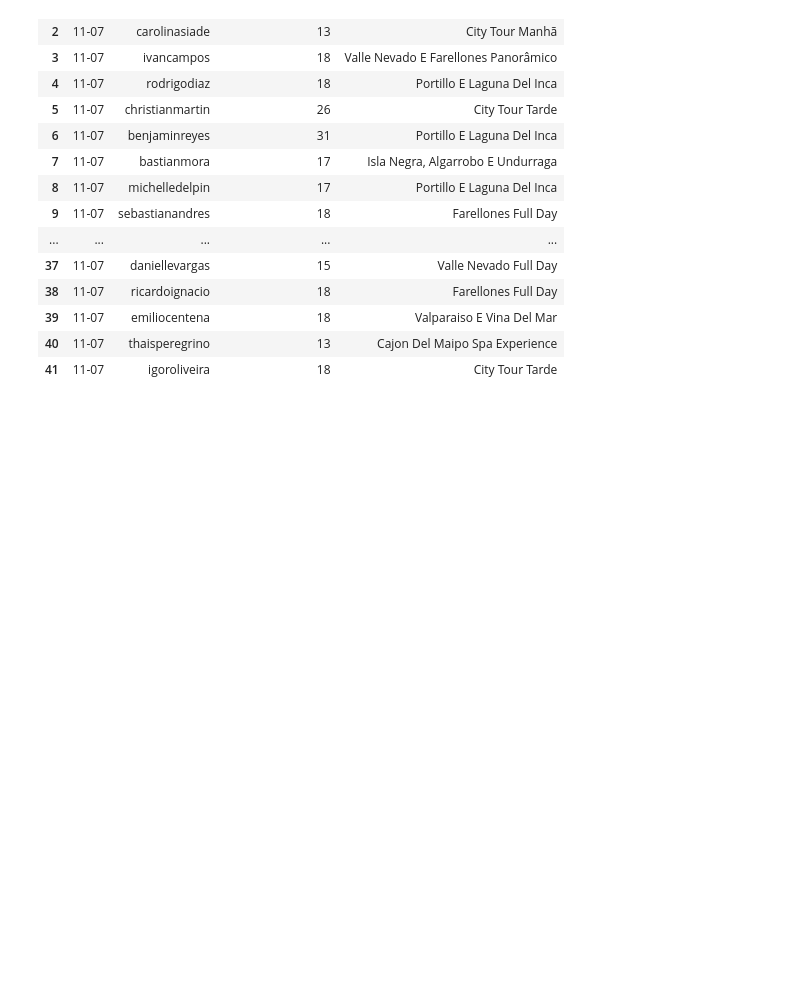
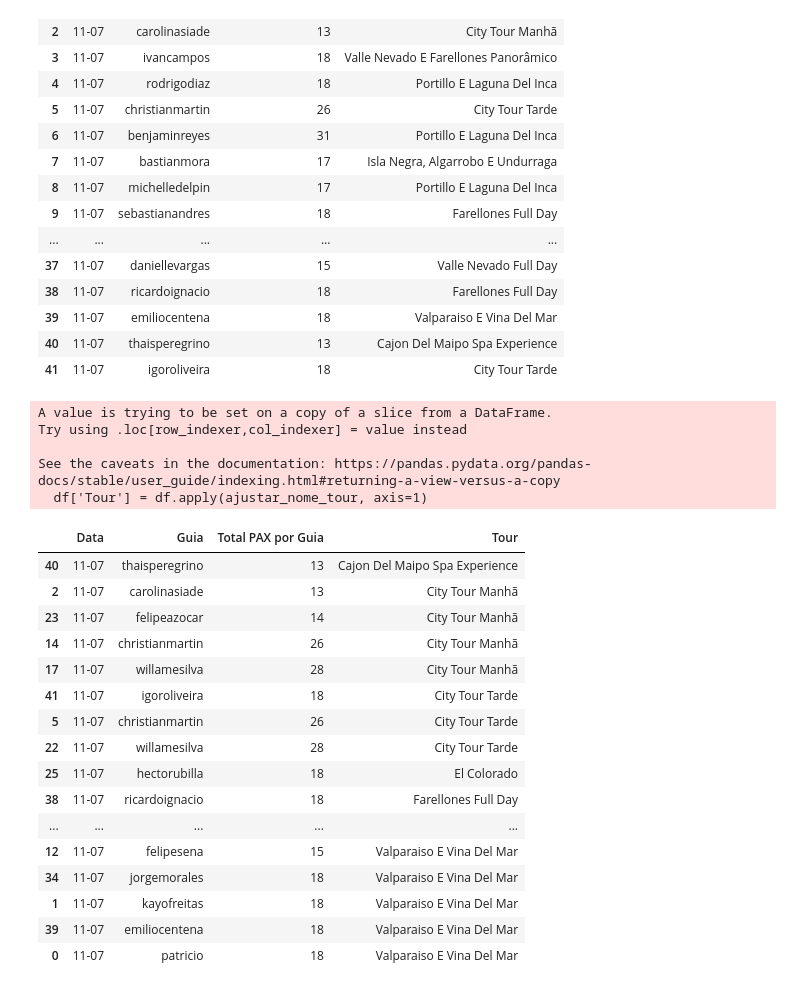
Before and after one commit to hianaracamilla/dados_comprovantes, a Jupyter notebook: Controle_de_guias.ipynb, the cells around one changed output. Drawn from its saved outputs; the diff is of its cells as text; code cells hidden in the pictures; blank space fills up the shorter version.

```diff
--- a/Controle_de_guias.ipynb
+++ b/Controle_de_guias.ipynb
@@ -125,3 +141,30 @@ df
+# %%
+df['Tour'] = df.apply(ajustar_nome_tour, axis=1)
+df = df.sort_values(by='Tour')
+df
+# %% [output]
+A value is trying to be set on a copy of a slice from a DataFrame.
+Try using .loc[row_indexer,col_indexer] = value instead
+
+See the caveats in the documentation: https://pandas.pydata.org/pandas-docs/stable/user_guide/indexing.html#returning-a-view-versus-a-copy
+  df['Tour'] = df.apply(ajustar_nome_tour, axis=1)
+|  | Data | Guia | Total PAX por Guia | Tour |
+| 40 | 11-07 | thaisperegrino | 13 | Cajon Del Maipo Spa Experience |
+| 2 | 11-07 | carolinasiade | 13 | City Tour Manhã |
+| 23 | 11-07 | felipeazocar | 14 | City Tour Manhã |
+| 14 | 11-07 | christianmartin | 26 | City Tour Manhã |
+| 17 | 11-07 | willamesilva | 28 | City Tour Manhã |
+| 41 | 11-07 | igoroliveira | 18 | City Tour Tarde |
+| 5 | 11-07 | christianmartin | 26 | City Tour Tarde |
+| 22 | 11-07 | willamesilva | 28 | City Tour Tarde |
+| 25 | 11-07 | hectorubilla | 18 | El Colorado |
+| 38 | 11-07 | ricardoignacio | 18 | Farellones Full Day |
+| ... | ... | ... | ... | ... |
+| 12 | 11-07 | felipesena | 15 | Valparaiso E Vina Del Mar |
+| 34 | 11-07 | jorgemorales | 18 | Valparaiso E Vina Del Mar |
+| 1 | 11-07 | kayofreitas | 18 | Valparaiso E Vina Del Mar |
+| 39 | 11-07 | emiliocentena | 18 | Valparaiso E Vina Del Mar |
+| 0 | 11-07 | patricio | 18 | Valparaiso E Vina Del Mar |
 # %%
 df.to_excel('absenteismo_guia.xlsx', index=False)
 # %%
```
Also changed, not shown: parts of 2 cells of this notebook.
